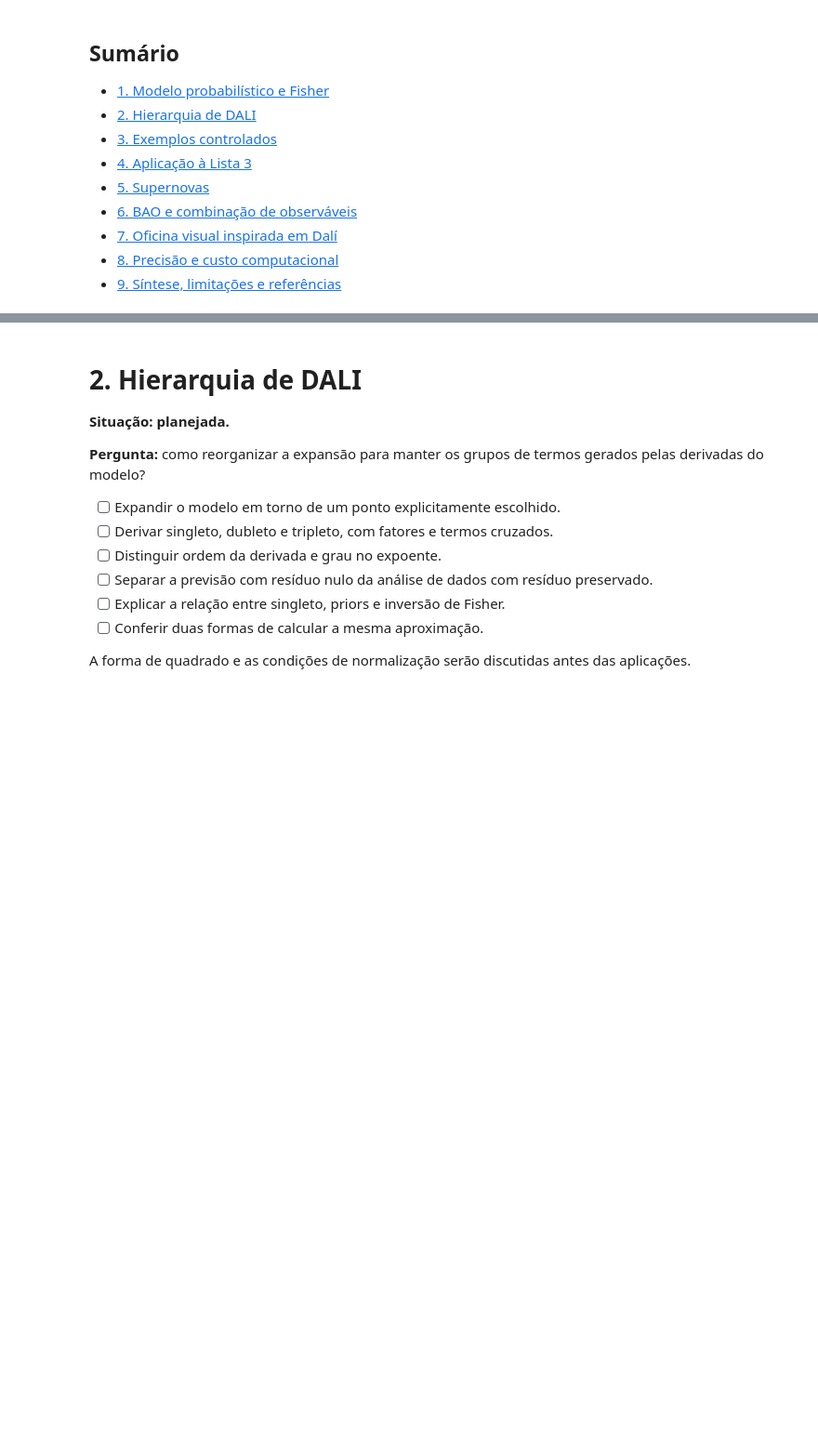
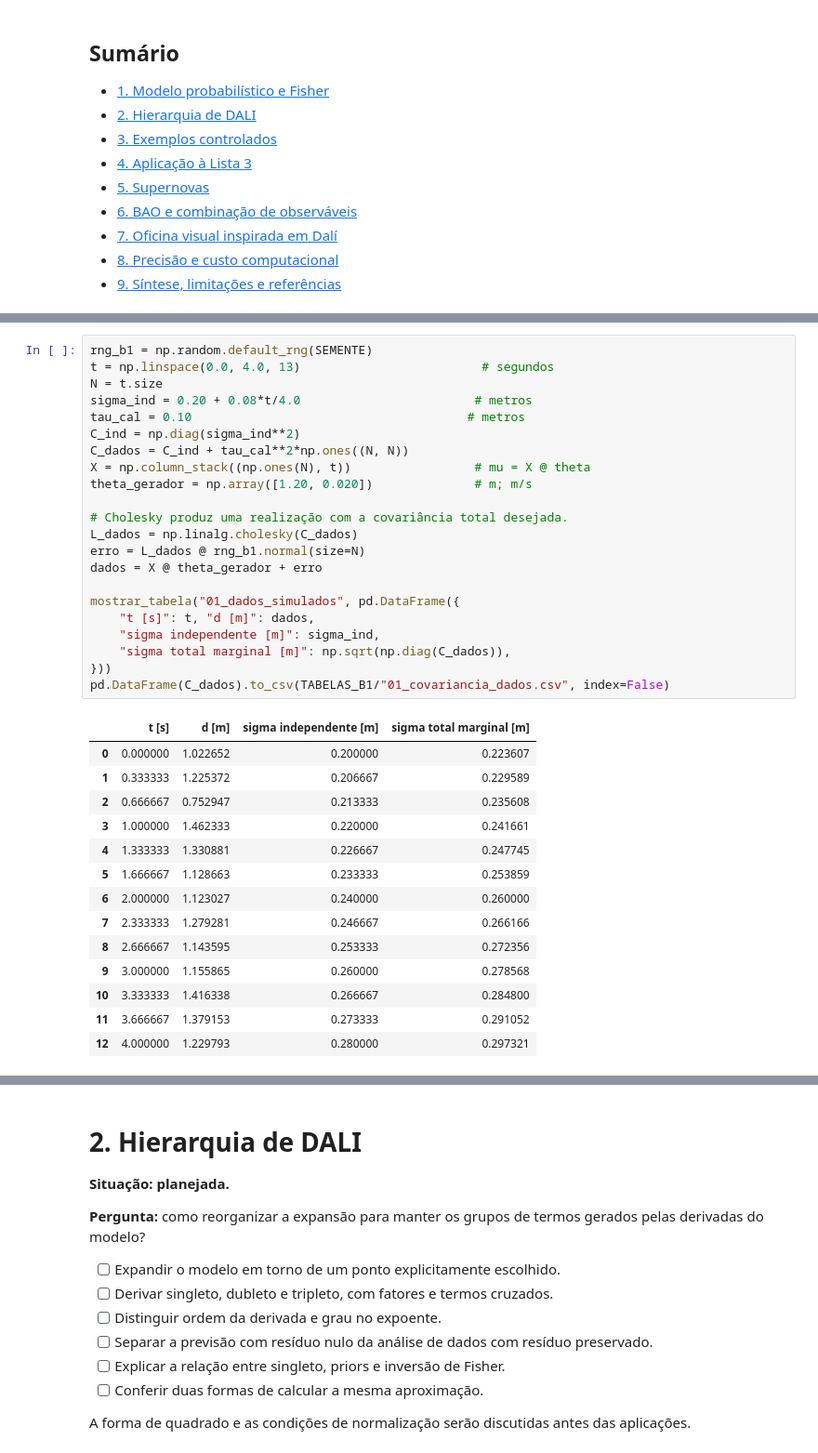
Before and after one commit to IgorStellet/Analise_Bayesiana, a Jupyter notebook: projeto/projeto_dali.ipynb, the cells around one changed output, grey strips where cells are left out. Shown at 93% size. Saved outputs shown, nothing was run; the diff lists cells and outputs as text; blank space fills up the shorter version.

```diff
--- a/projeto/projeto_dali.ipynb
+++ b/projeto/projeto_dali.ipynb
@@ -85,0 +194,37 @@ Vamos construir um modelo de medição e definir $d$, $\theta$, $\mu(\theta)$, $
+# %%
+rng_b1 = np.random.default_rng(SEMENTE)
+t = np.linspace(0.0, 4.0, 13)                         # segundos
+N = t.size
+sigma_ind = 0.20 + 0.08*t/4.0                        # metros
+tau_cal = 0.10                                      # metros
+C_ind = np.diag(sigma_ind**2)
+C_dados = C_ind + tau_cal**2*np.ones((N, N))
+X = np.column_stack((np.ones(N), t))                 # mu = X @ theta
+theta_gerador = np.array([1.20, 0.020])              # m; m/s
+
+# Cholesky produz uma realização com a covariância total desejada.
+L_dados = np.linalg.cholesky(C_dados)
+erro = L_dados @ rng_b1.normal(size=N)
+dados = X @ theta_gerador + erro
+
+mostrar_tabela("01_dados_simulados", pd.DataFrame({
+    "t [s]": t, "d [m]": dados,
+    "sigma independente [m]": sigma_ind,
+    "sigma total marginal [m]": np.sqrt(np.diag(C_dados)),
+}))
+pd.DataFrame(C_dados).to_csv(TABELAS_B1/"01_covariancia_dados.csv", index=False)
+# %% [output]
+|  | t [s] | d [m] | sigma independente [m] | sigma total marginal [m] |
+| 0 | 0.000000 | 1.022652 | 0.200000 | 0.223607 |
+| 1 | 0.333333 | 1.225372 | 0.206667 | 0.229589 |
+| 2 | 0.666667 | 0.752947 | 0.213333 | 0.235608 |
+| 3 | 1.000000 | 1.462333 | 0.220000 | 0.241661 |
+| 4 | 1.333333 | 1.330881 | 0.226667 | 0.247745 |
+| 5 | 1.666667 | 1.128663 | 0.233333 | 0.253859 |
+| 6 | 2.000000 | 1.123027 | 0.240000 | 0.260000 |
+| 7 | 2.333333 | 1.279281 | 0.246667 | 0.266166 |
+| 8 | 2.666667 | 1.143595 | 0.253333 | 0.272356 |
+| 9 | 3.000000 | 1.155865 | 0.260000 | 0.278568 |
+| 10 | 3.333333 | 1.416338 | 0.266667 | 0.284800 |
+| 11 | 3.666667 | 1.379153 | 0.273333 | 0.291052 |
+| 12 | 4.000000 | 1.229793 | 0.280000 | 0.297321 |
```
Also changed, not shown: parts of 12 cells of this notebook, 6 other files.
